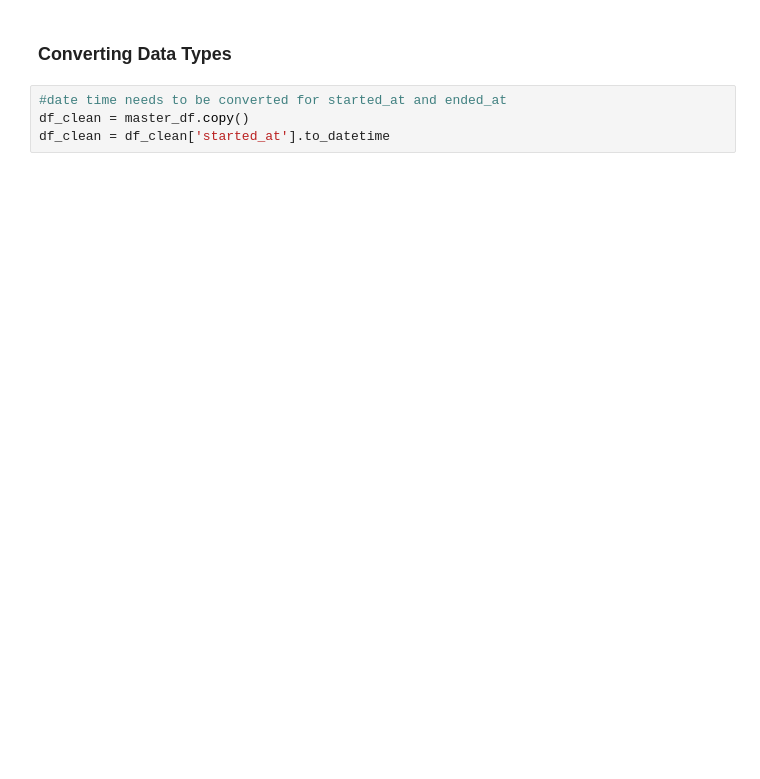
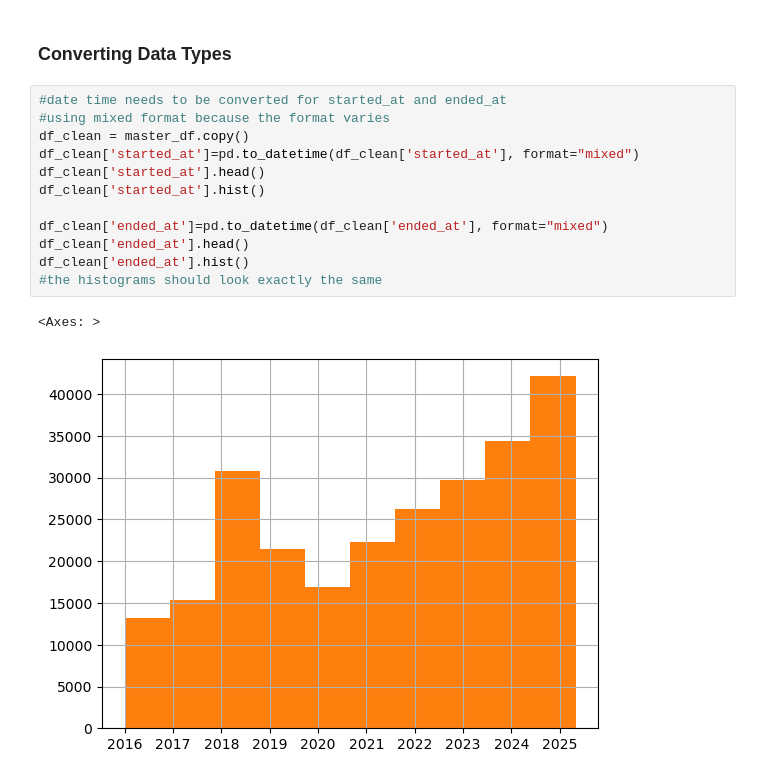
Before and after one commit to rebeccahess22/citibike, a Jupyter notebook: Citibike Data Analysis.ipynb, the cells around one changed output. Cells and saved outputs as stored; diff of their text form; blank space fills up the shorter version.

Commit message:
added graphs

```diff
--- a/Citibike Data Analysis.ipynb
+++ b/Citibike Data Analysis.ipynb
@@ -590,5 +560,16 @@ memory usage: 23.1+ MB
 ### Converting Data Types
 # %%
 #date time needs to be converted for started_at and ended_at
+#using mixed format because the format varies
 df_clean = master_df.copy()
-df_clean = df_clean['started_at'].to_datetime
+df_clean['started_at']=pd.to_datetime(df_clean['started_at'], format="mixed")
+df_clean['started_at'].head()
+df_clean['started_at'].hist()
+
+df_clean['ended_at']=pd.to_datetime(df_clean['ended_at'], format="mixed")
+df_clean['ended_at'].head()
+df_clean['ended_at'].hist()
+#the histograms should look exactly the same
+# %% [output]
+<Axes: >
+[figure, added]
```
Also changed, not shown: parts of 35 cells of this notebook, 2 other files.
